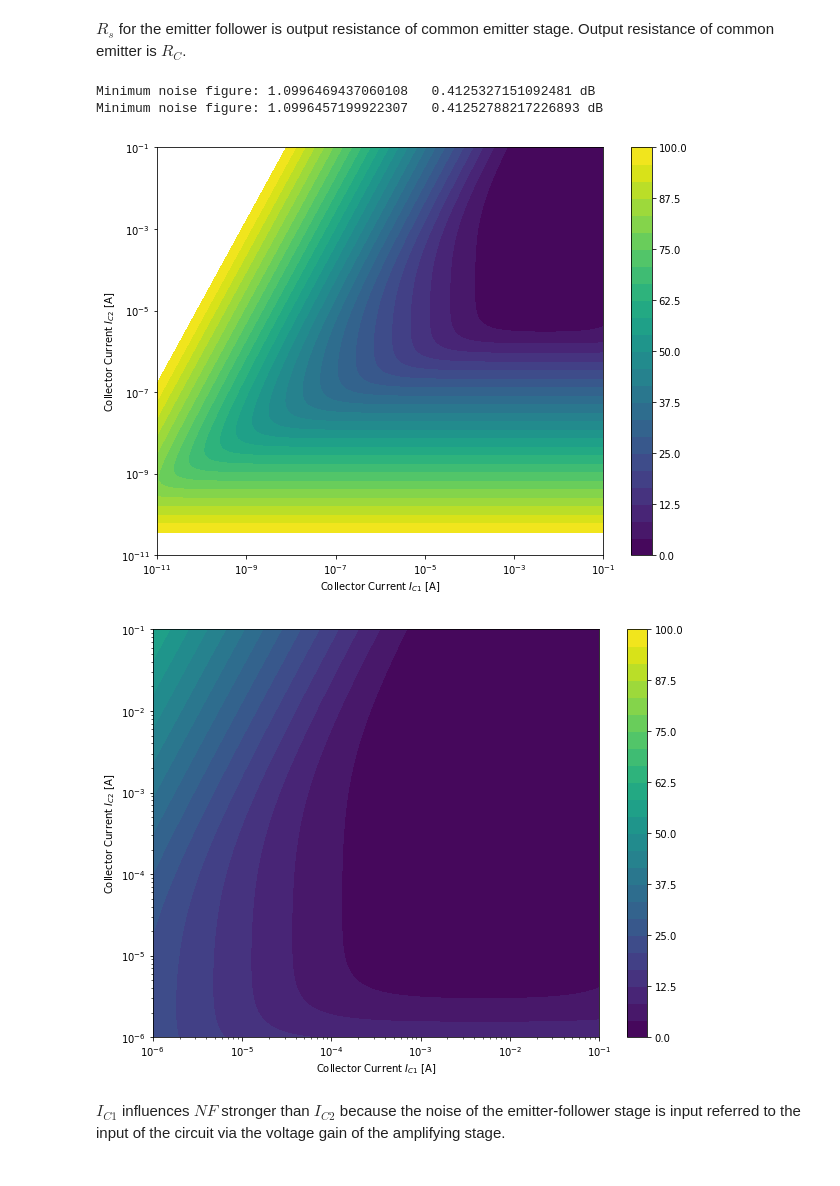
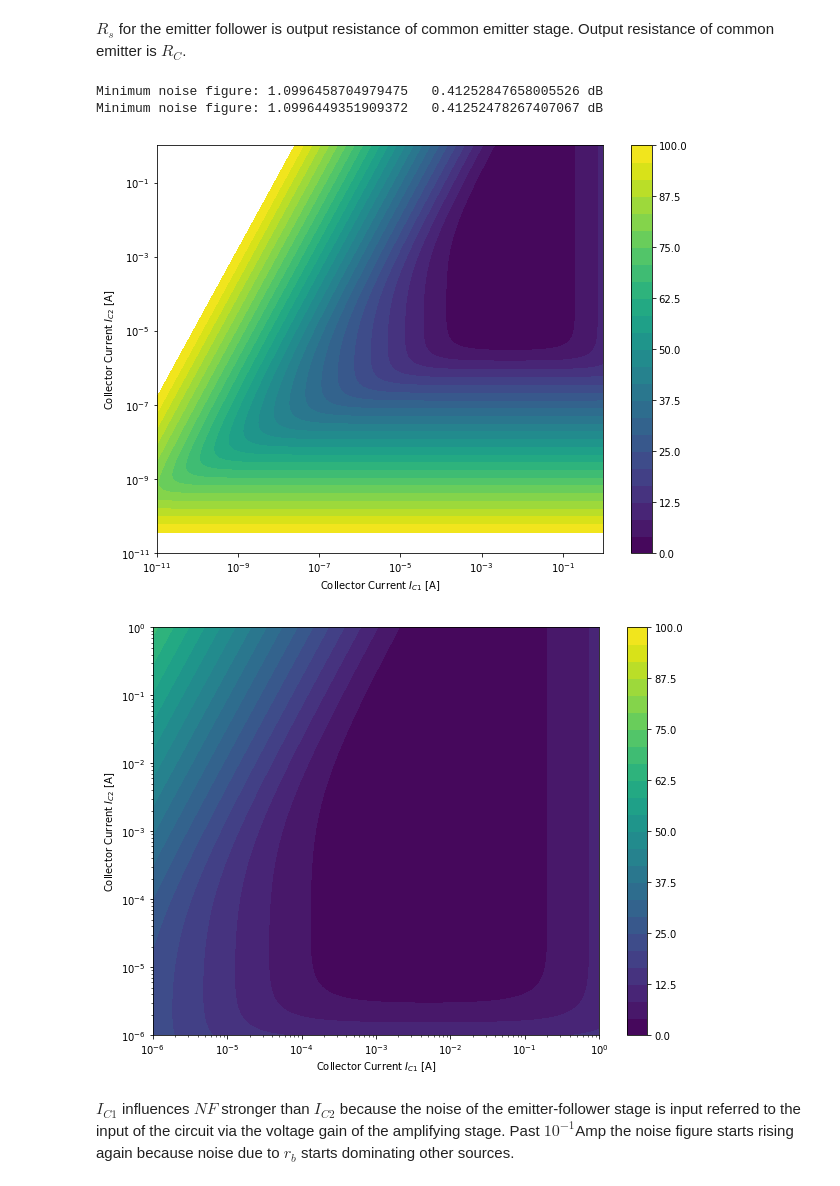
Before and after one commit to dimant/ee538-spring2021, a Jupyter notebook: HW3/Homework3.ipynb, the cells around one changed output. Drawn from its saved outputs; the diff is of its cells as text; code cells hidden in the pictures.

```diff
--- a/HW3/Homework3.ipynb
+++ b/HW3/Homework3.ipynb
@@ -168,39 +168,39 @@ def plot_bjt_NF(Imin, Imax):
     R_E2 = R_out * V_T / (V_T - I_C2 * R_out)
 
     i_nR_E2 = 4 * k * T / R_E2
     i_nI_C22 = 2 * q * I_C2
     i_nbef2 = 2 * q * I_C2 / beta
     e_nbef2 = 4 * k * T * r_b
 
     e_nef2 = i_nbef2*R_sef2 + e_nbef2 + (i_nR_E2 + i_nI_C22)/g_mef2
 
     i_nR_C2 = 4 * k * T / R_C
     i_nR_E2 = 4 * k * T / R_E
     i_nI_C12 = 2 * q * I_C1
     i_nbce2 = 2 * q * I_C1 / beta
     e_nbce2 = 4 * k * T * r_b
 
     e_nce2 = i_nbce2 * R_s2 + e_nbce2 + (e_nef2/G2) + (i_nR_C2 + i_nR_E2 + i_nI_C12)/g_m2
 
     NF = 1 + e_nce2/(4*k*T*R_s)
 
     cp = ax.contourf(I_C1, I_C2, 10*np.log10(NF), levels=np.linspace(0,100, num=25))
     plt.xlabel(r'Collector Current $I_{C1}$ [A]')
     plt.ylabel(r'Collector Current $I_{C2}$ [A]')
     plt.xscale('log')
     plt.yscale('log')
     fig.colorbar(cp)
 
     min_NF = np.amin(NF)
     print("Minimum noise figure:", min_NF, " ", 10*np.log10(min_NF), "dB")
 
-# 2SC3324 is maximum rated to 0.1A
-plot_bjt_NF(1e-11, 0.1)
-plot_bjt_NF(1e-6, 0.1)
+# note that 2SC3324 is maximum rated to 0.1A
+plot_bjt_NF(1e-11, 1)
+plot_bjt_NF(1e-6, 1)
 # %% [output]
-Minimum noise figure: 1.0996469437060108   0.4125327151092481 dB
-Minimum noise figure: 1.0996457199922307   0.41252788217226893 dB
+Minimum noise figure: 1.0996458704979475   0.41252847658005526 dB
+Minimum noise figure: 1.0996449351909372   0.41252478267407067 dB
-[figure, old version]
+[figure, new version]
-[figure, old version]
+[figure, new version]
 # %% [markdown]
-$I_{C1}$ influences $NF$ stronger than $I_{C2}$ because the noise of the emitter-follower stage is input referred to the input of the circuit via the voltage gain of the amplifying stage.
+$I_{C1}$ influences $NF$ stronger than $I_{C2}$ because the noise of the emitter-follower stage is input referred to the input of the circuit via the voltage gain of the amplifying stage. Past $10^{-1}$Amp the noise figure starts rising again because noise due to $r_b$ starts dominating other sources.
```
